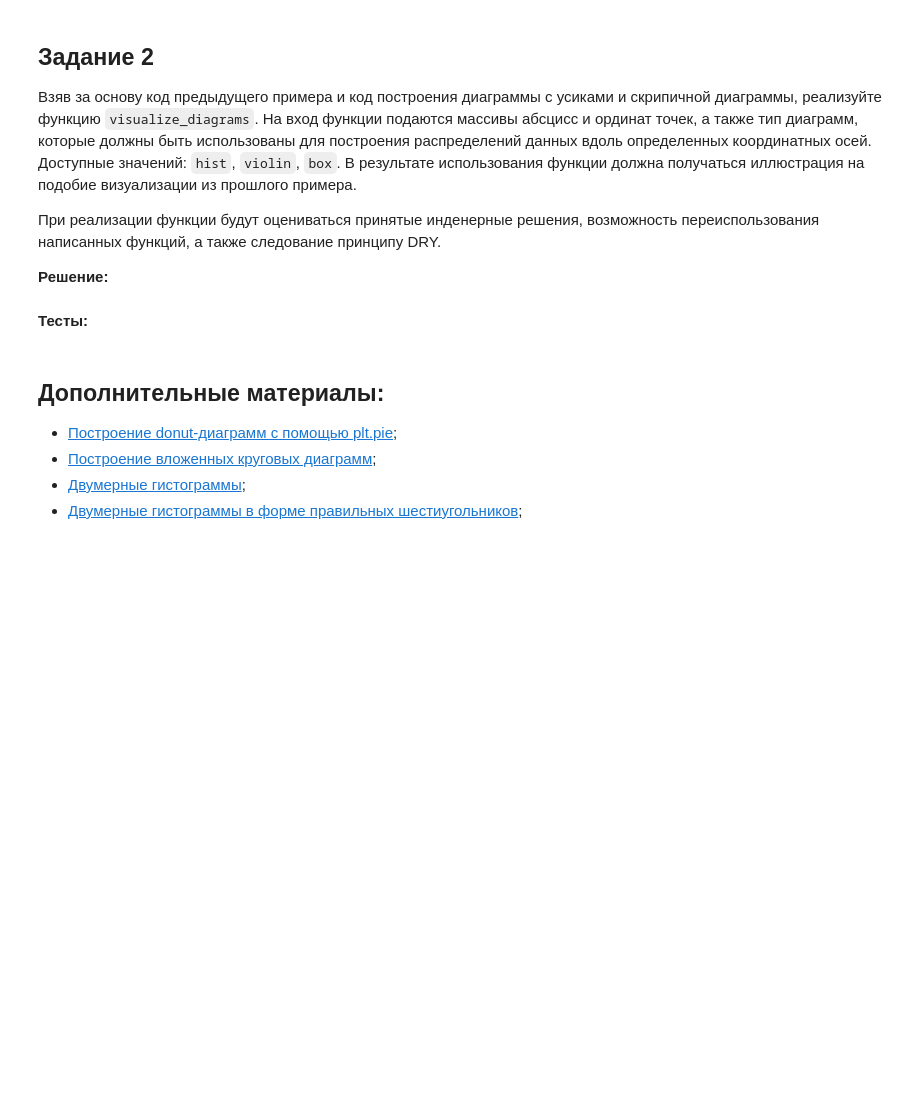
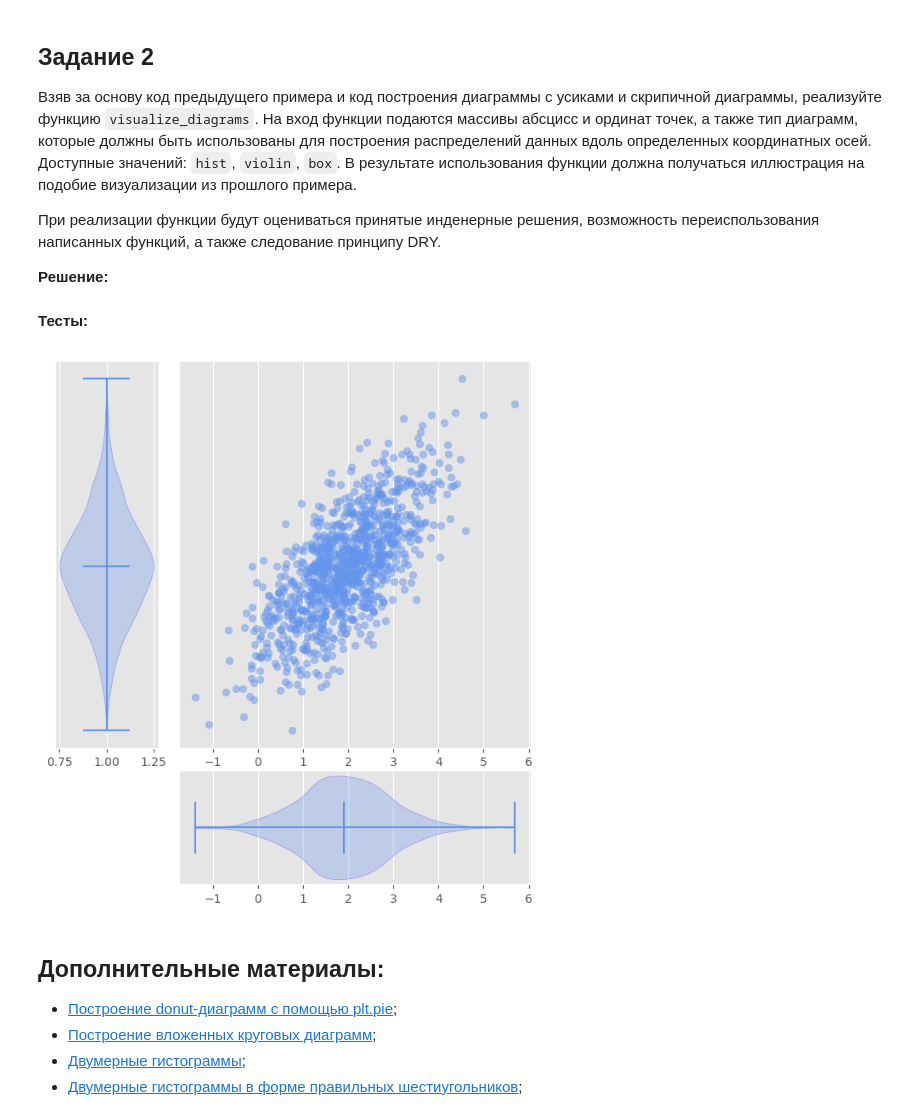
Before and after one commit to EvgrafovMichail/python_mipt_dafe, a Jupyter notebook: lessons/sem2_lesson08/sem8_313/sem8_matplotlib_diagrams.ipynb, the cells around one changed output. Saved outputs shown, nothing was run; the diff lists cells and outputs as text; code cells hidden in the pictures; blank space fills up the shorter version.

```diff
--- a/lessons/sem2_lesson08/sem8_313/sem8_matplotlib_diagrams.ipynb
+++ b/lessons/sem2_lesson08/sem8_313/sem8_matplotlib_diagrams.ipynb
@@ -501,0 +494,38 @@ def visualize_diagrams(
+# %%
+class ShapeMismatchError(Exception):
+    pass
+
+class DiagramTypeError(Exception):
+    pass
+
+
+class hist():
+    pass
+
+class violin():
+    pass
+
+class box():
+    pass
+
+class Grid_settings():
+    wspace = 0.2
+    hspace = 0.2
+    grid_x = 4
+    grid_y = 4
+
+    def __init__(self, wspace: float = 0.2, hspace: float = 0.2,
+                  grid_x: int = 4, grid_y: int = 4) -> None:
+        if not(isinstance(grid_x, int) and isinstance(grid_y, int) and
+               isinstance(wspace, float) and isinstance(hspace, float)):
+            raise TypeError("Innapropiate types for Grid_settings, check the description")
+        self.wspace = wspace
+        self.hspace = hspace
+        self.grid_x = grid_x
+        self.grid_y = grid_y
+
+diagram_types = {
+    hist: "1",
+    violin: "2",
+    box: "3",
+}
@@ -508,7 +636,9 @@ space = 0.2
 
 abscissa, ordinates = np.random.multivariate_normal(mean, cov, size=1000).T
 # %%
-visualize_diagrams(abscissa, ordinates, "hist")
+visualize_diagrams(abscissa, ordinates, violin)
+# %% [output]
+[figure, added]
 # %% [markdown]
 ## Дополнительные материалы:
 - [Построение donut-диаграмм с помощью plt.pie](https://matplotlib.org/stable/gallery/pie_and_polar_charts/pie_and_donut_labels.html#sphx-glr-gallery-pie-and-polar-charts-pie-and-donut-labels-py);
```
Also changed, not shown: parts of 23 cells of this notebook, 3 other files.
